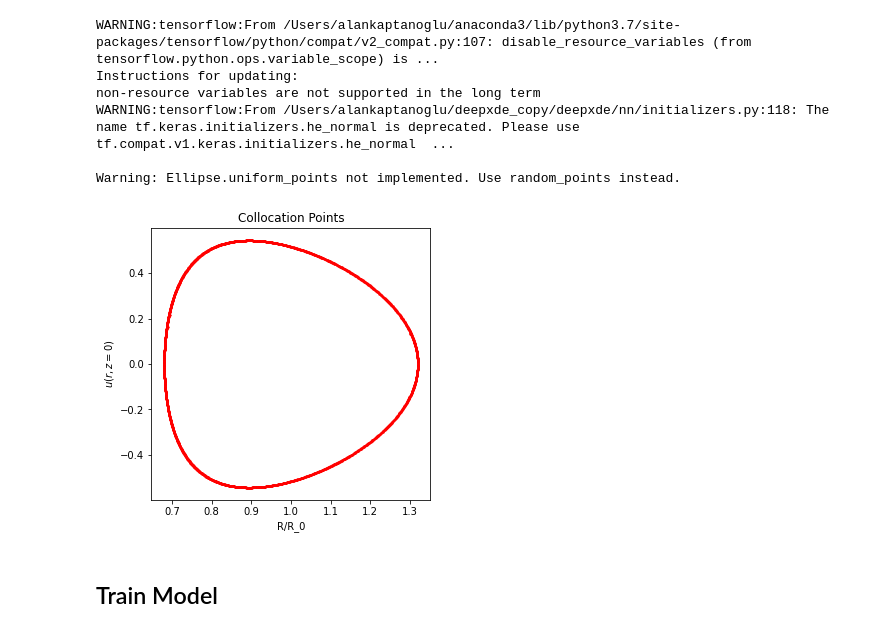
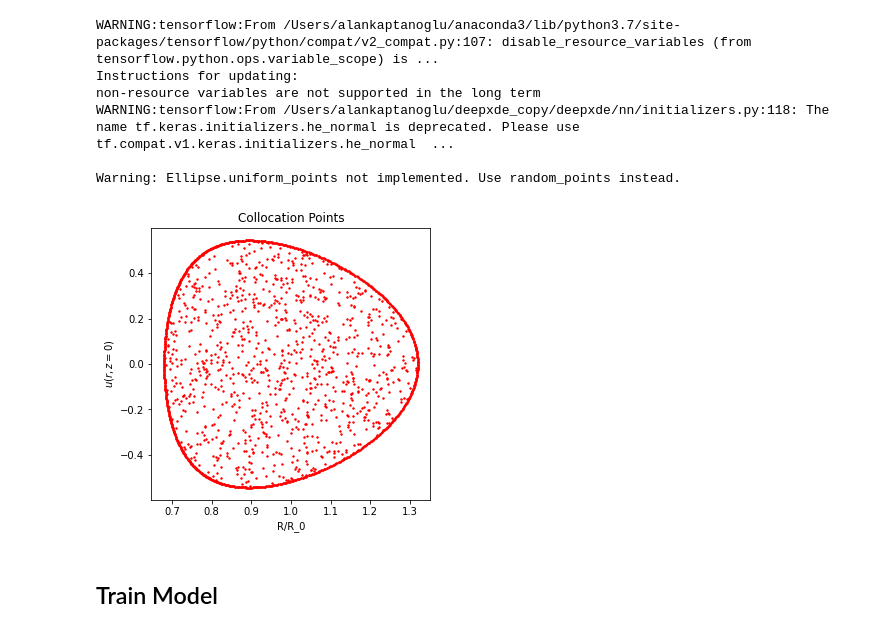
Before and after one commit to akaptano/deepxde_copy, a Jupyter notebook: gs-2d-surrogate/general_solovev_equil_visual_hardconstraint.ipynb, the cells around one changed output. Saved outputs shown, nothing was run; the diff lists cells and outputs as text; code cells hidden in the pictures.

Commit message:
Got the hard constraint working but the behavior is not totally figured out yet.

```diff
--- a/gs-2d-surrogate/general_solovev_equil_visual_hardconstraint.ipynb
+++ b/gs-2d-surrogate/general_solovev_equil_visual_hardconstraint.ipynb
@@ -54,22 +54,16 @@ def psi_zz(x, u):
     return dde.grad.hessian(u, x, i=1, j=1)
 
 spatial_domain = dde.geometry.Ellipse(eps, kappa, delta)
-
-# x,u = gen_traindata(1000)
-
 n_test = 100
-# x_test,u_test = gen_traindata(n_test)
-# x_test = np.concatenate((x_test, spatial_domain.random_points(n_test)))
-# u_test = np.concatenate((u_test, np.zeros((n_test, 1))))
-# bc135 = dde.PointSetBC(x,u)
+npts = 1000
 bc_dirichlet = dde.DirichletBC(spatial_domain, lambda x: 0, lambda _, on_boundary: on_boundary)
 
 data = dde.data.PDE(
     spatial_domain,
     pde_solovev,
     bc_dirichlet,
-    num_domain=256,
-    num_boundary=2000,
+    num_domain=npts,
+    num_boundary=npts,
     num_test=n_test,
     train_distribution="LHS"
 )
@@ -114,13 +96,13 @@ def modify_output(x, y):
 # %%
 # Plot collocation points for visual check
 fig,ax=plt.subplots(1, figsize=(5, 5))
-ax.scatter(data.train_x_bc[:, 0], data.train_x_bc[:, 1], s=2, color='r')
+ax.scatter(data.train_x[:, 0], data.train_x[:, 1], s=2, color='r')
 ax.set_title('Collocation Points')
 ax.set_xlabel('R/R_0')
 ax.set_ylabel(r'$u(r,z=0)$')
 plt.show()
 # %% [output]
-[figure, old version]
+[figure, new version]
 # %% [markdown]
 ## Train Model
 # %%
```
Also changed, not shown: parts of 12 cells of this notebook, 3 other files.
